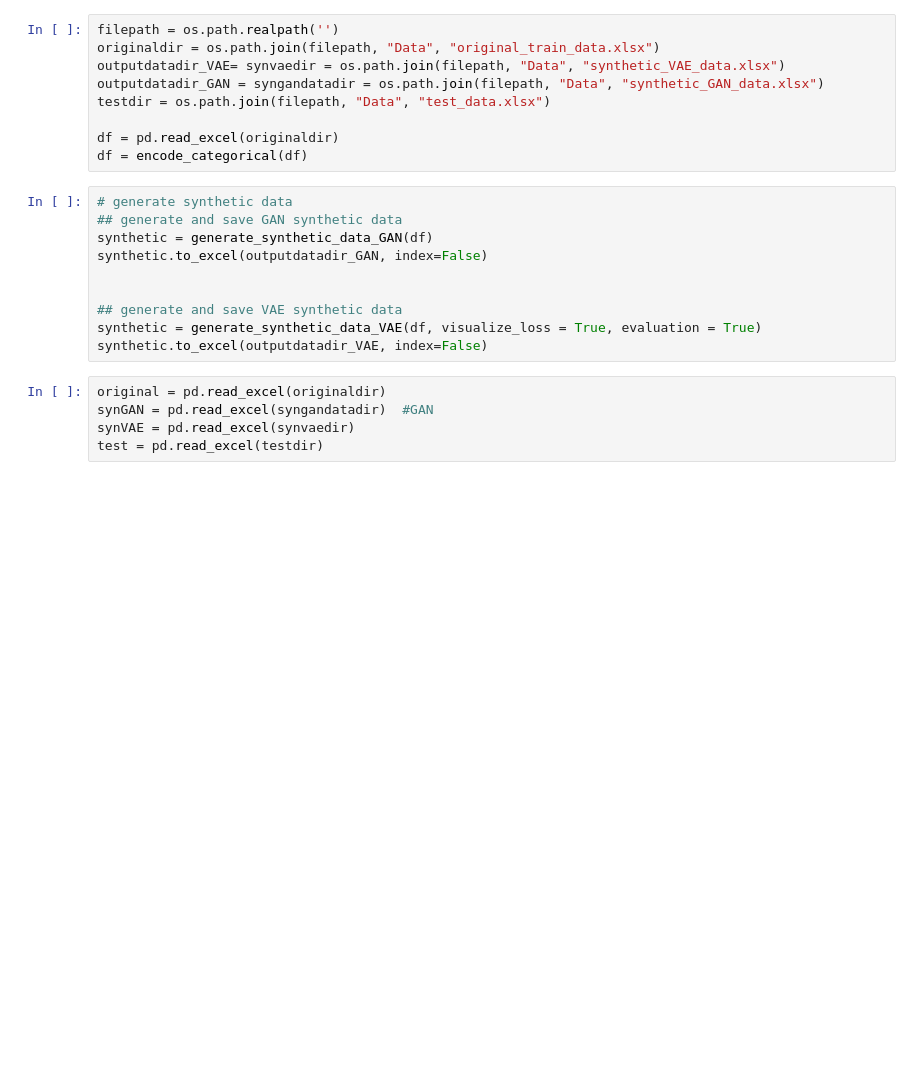
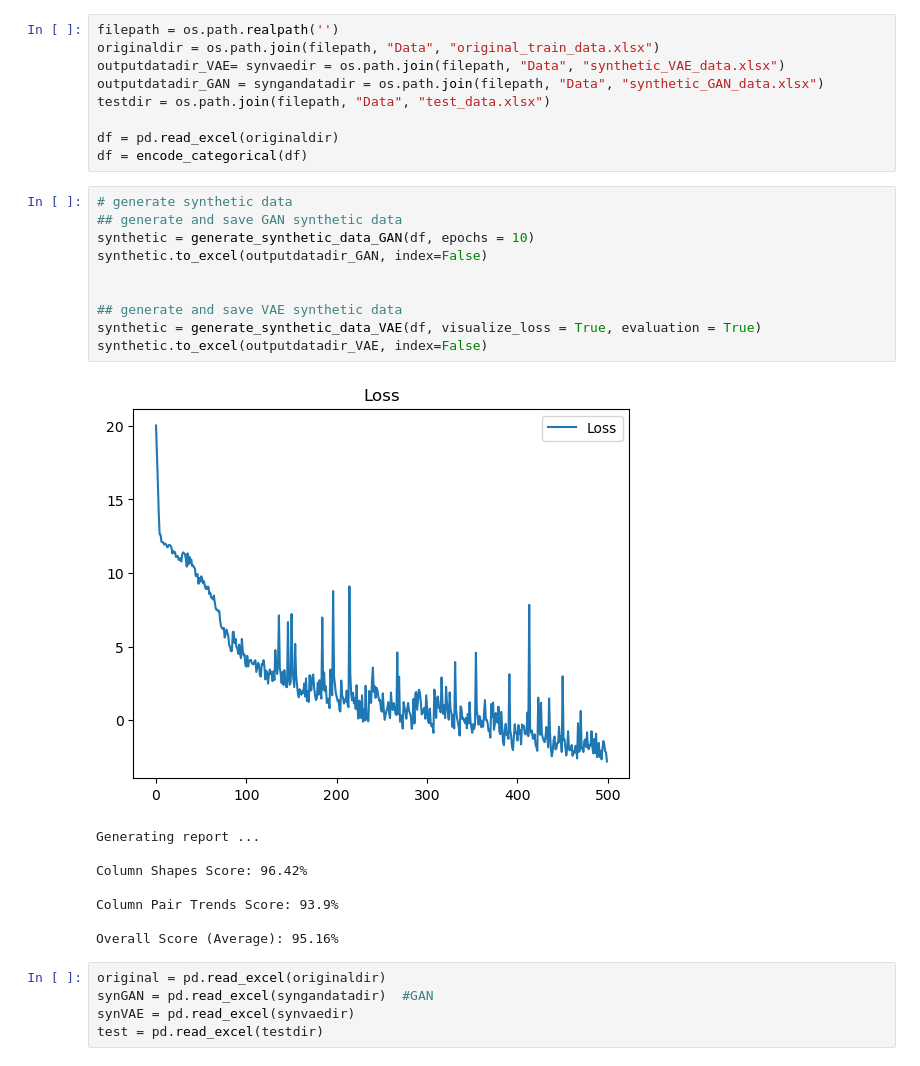
Before and after one commit to marcinjedrych/Project-BDA, a Jupyter notebook: demo.ipynb, the cells around one changed output. Saved outputs shown, nothing was run; the diff lists cells and outputs as text; blank space fills up the shorter version.

```diff
--- a/demo.ipynb
+++ b/demo.ipynb
@@ -19,13 +19,22 @@ df = encode_categorical(df)
 # %%
 # generate synthetic data
 ## generate and save GAN synthetic data
-synthetic = generate_synthetic_data_GAN(df)
+synthetic = generate_synthetic_data_GAN(df, epochs = 10)
 synthetic.to_excel(outputdatadir_GAN, index=False)
 
 
 ## generate and save VAE synthetic data
 synthetic = generate_synthetic_data_VAE(df, visualize_loss = True, evaluation = True)
 synthetic.to_excel(outputdatadir_VAE, index=False)
+# %% [output]
+[figure, added]
+Generating report ...
+
+Column Shapes Score: 96.42%
+
+Column Pair Trends Score: 93.9%
+
+Overall Score (Average): 95.16%
 # %%
 original = pd.read_excel(originaldir)
 synGAN = pd.read_excel(syngandatadir)  #GAN
```
Also changed, not shown: parts of 9 cells of this notebook, 3 other files.
